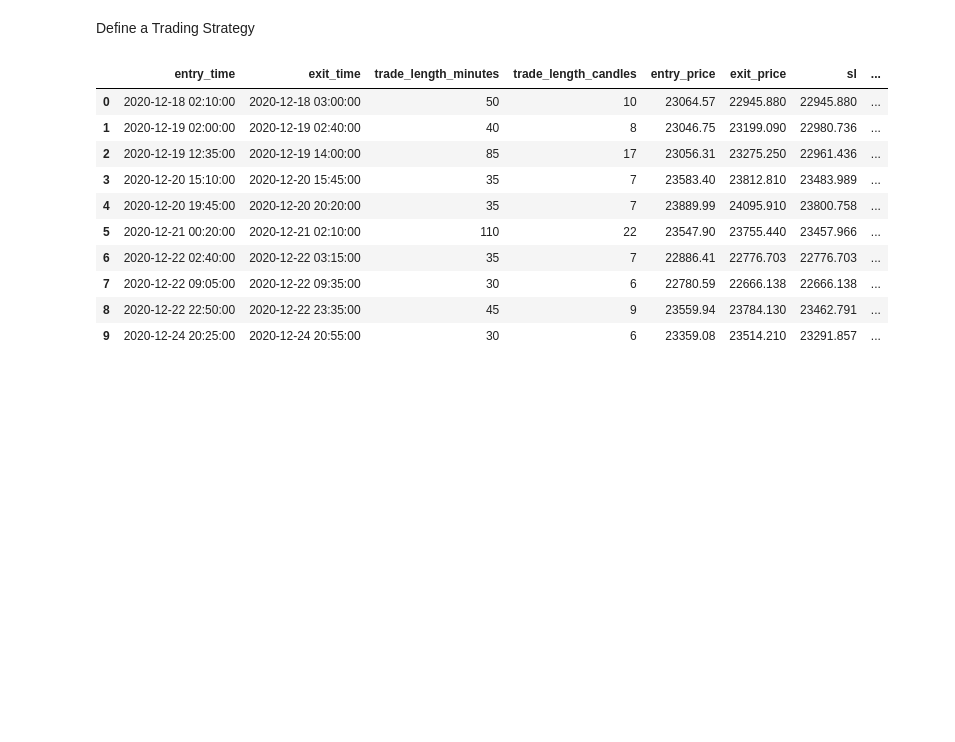
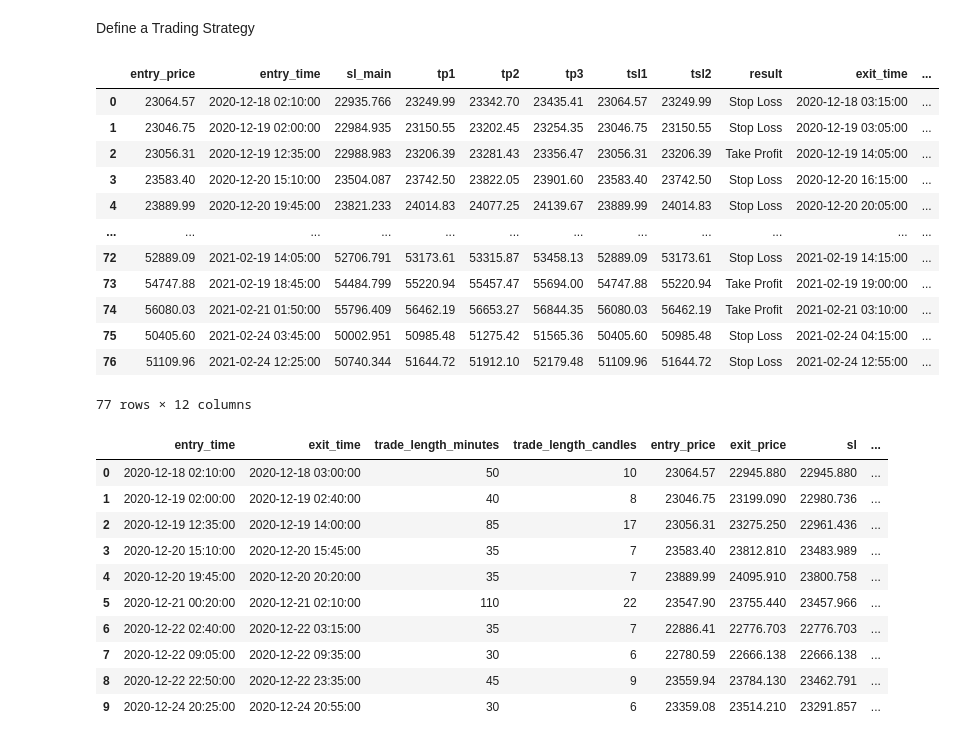
Before and after one commit to alexbabits/crypto-backtester, a Jupyter notebook: Strategy.ipynb, the cells around one changed output. Drawn from its saved outputs; the diff is of its cells as text; code cells hidden in the pictures; blank space fills up the shorter version.

```diff
--- a/Strategy.ipynb
+++ b/Strategy.ipynb
@@ -150,9 +150,8 @@ Define a Trading Strategy
 # %%
 def trading_strategy(df, resistance_lines_df):
 
-    trades_df = pd.DataFrame(columns=['entry_price', 'entry_time', 'sl', 'tp', 'result', 'exit_time', 'exit_price'])
+    trades_df = pd.DataFrame(columns=['entry_price', 'entry_time', 'sl_main', 'tp1', 'tp2', 'tp3', 'tsl1', 'tsl2', 'result', 'exit_time', 'exit_price', 'pos_size'])
 
-    # Skip rows with less than 3 touch points
     for idx, row in resistance_lines_df.iterrows():
         if row['num_touch_points'] < 3:
             continue
@@ -164,42 +163,71 @@ def trading_strategy(df, resistance_lines_df):
         dist_to_vwap = df.iloc[third_point_index]['dist_to_vwap']
         if rsi < 50 or dist_to_vwap <= 0:
             continue
-        # Entry is the open of the next candles close (after the 3rd touch point).
+
         entry_price = df.iloc[third_point_index + 1]['open']
         entry_time = df.iloc[third_point_index + 1]['time']
-
-        # The slice should start from the next row after the entry_time
         slice_df = df.iloc[third_point_index + 1:]
 
+        pos_size = 10000
         result = 'None'
         exit_time = 'None'
+        exit_price = 'None'
 
-        # Iterate through the sliced DataFrame to check whether the stop loss or take profit was hit.
+        atr = slice_df.iloc[0]['atr']
+        sl_main = entry_price - 1.3 * atr
+        current_sl = sl_main
+
         for _, candle in slice_df.iterrows():
             atr = candle['atr']
-            sl_level = entry_price - 1.3 * atr
-            tp_level = entry_price + 3 * atr
+            tp1 = entry_price + 2 * atr
+            tp2 = entry_price + 3 * atr
+            tp3 = entry_price + 4 * atr
+            tsl1 = entry_price
+            tsl2 = tp1
 
-            if candle['high'] >= tp_level:
+            if candle['high'] >= tp1 and pos_size == 10000:
+                pos_size -= 5000
+                current_sl = tsl1
+            elif candle['high'] >= tp2 and pos_size == 5000:
+                pos_size -= 2500
+                current_sl = tsl2
+            elif candle['high'] >= tp3 and pos_size == 2500:
+                pos_size -= 2500
                 result = 'Take Profit'
                 exit_time = candle['time']
-                exit_price = tp_level
+                exit_price = tp3
                 break
-            elif candle['low'] <= sl_level:
+            elif candle['low'] <= current_sl:
                 result = 'Stop Loss'
                 exit_time = candle['time']
-                exit_price = sl_level
+                exit_price = current_sl
                 break
 
         if result == 'None':
             result = 'No Target Hit'
 
-        new_row = pd.DataFrame({'entry_price': [entry_price], 'entry_time': [entry_time], 'sl': [sl_level], 'tp': [tp_level], 'result': [result], 'exit_time': [exit_time], 'exit_price': [exit_price]})
+        new_row = pd.DataFrame({'entry_price': [entry_price], 'entry_time': [entry_time], 'sl_main': [sl_main], 'tp1': [tp1], 'tp2': [tp2], 'tp3': [tp3], 'tsl1': [tsl1], 'tsl2': [tsl2], 'result': [result], 'exit_time': [exit_time], 'exit_price': [exit_price], 'pos_size': [pos_size]})
         trades_df = pd.concat([trades_df, new_row], ignore_index=True)
 
     return trades_df
 
 trades_df = trading_strategy(btc_usdt_df, resistance_lines_df)
+# %%
+trades_df
+# %% [output]
+|  | entry_price | entry_time | sl_main | tp1 | tp2 | tp3 | tsl1 | tsl2 | result | exit_time | ... |
+| 0 | 23064.57 | 2020-12-18 02:10:00 | 22935.766 | 23249.99 | 23342.70 | 23435.41 | 23064.57 | 23249.99 | Stop Loss | 2020-12-18 03:15:00 | ... |
+| 1 | 23046.75 | 2020-12-19 02:00:00 | 22984.935 | 23150.55 | 23202.45 | 23254.35 | 23046.75 | 23150.55 | Stop Loss | 2020-12-19 03:05:00 | ... |
+| 2 | 23056.31 | 2020-12-19 12:35:00 | 22988.983 | 23206.39 | 23281.43 | 23356.47 | 23056.31 | 23206.39 | Take Profit | 2020-12-19 14:05:00 | ... |
+| 3 | 23583.40 | 2020-12-20 15:10:00 | 23504.087 | 23742.50 | 23822.05 | 23901.60 | 23583.40 | 23742.50 | Stop Loss | 2020-12-20 16:15:00 | ... |
+| 4 | 23889.99 | 2020-12-20 19:45:00 | 23821.233 | 24014.83 | 24077.25 | 24139.67 | 23889.99 | 24014.83 | Stop Loss | 2020-12-20 20:05:00 | ... |
+| ... | ... | ... | ... | ... | ... | ... | ... | ... | ... | ... | ... |
+| 72 | 52889.09 | 2021-02-19 14:05:00 | 52706.791 | 53173.61 | 53315.87 | 53458.13 | 52889.09 | 53173.61 | Stop Loss | 2021-02-19 14:15:00 | ... |
+| 73 | 54747.88 | 2021-02-19 18:45:00 | 54484.799 | 55220.94 | 55457.47 | 55694.00 | 54747.88 | 55220.94 | Take Profit | 2021-02-19 19:00:00 | ... |
+| 74 | 56080.03 | 2021-02-21 01:50:00 | 55796.409 | 56462.19 | 56653.27 | 56844.35 | 56080.03 | 56462.19 | Take Profit | 2021-02-21 03:10:00 | ... |
+| 75 | 50405.60 | 2021-02-24 03:45:00 | 50002.951 | 50985.48 | 51275.42 | 51565.36 | 50405.60 | 50985.48 | Stop Loss | 2021-02-24 04:15:00 | ... |
+| 76 | 51109.96 | 2021-02-24 12:25:00 | 50740.344 | 51644.72 | 51912.10 | 52179.48 | 51109.96 | 51644.72 | Stop Loss | 2021-02-24 12:55:00 | ... |
+77 rows × 12 columns
 # %%
 # Add columns
 trades_df['pos_size'] = 10000
```
Also changed, not shown: 1 other file.
